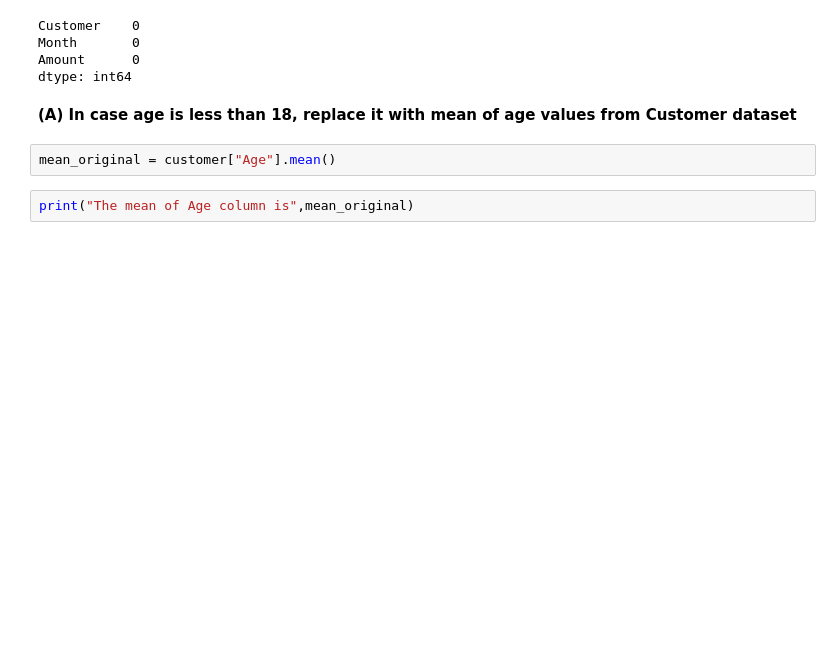
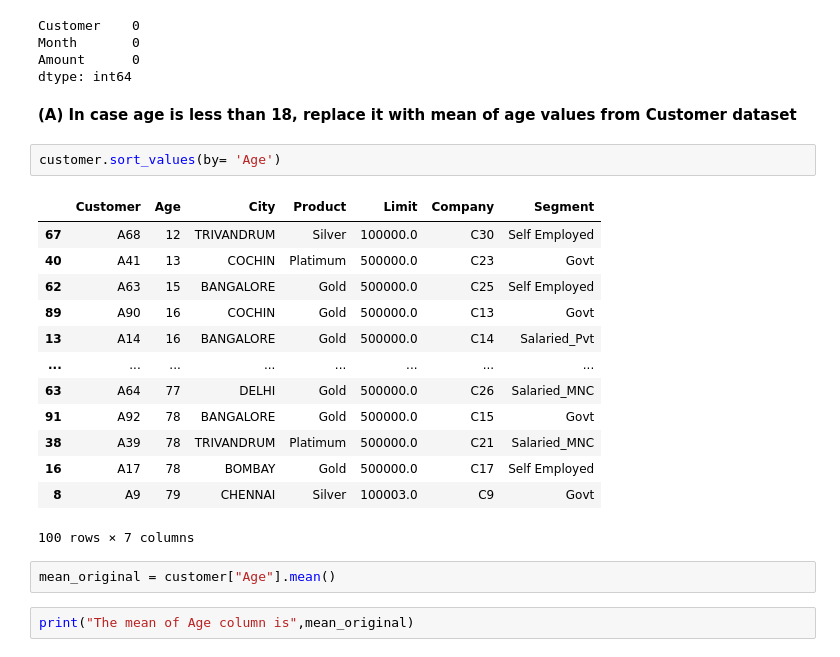
Before and after one commit to Meabhijit11/Credit_card_Analysis, a Jupyter notebook: Credit_Card_EDA.ipynb, the cells around one changed output. Saved outputs shown, nothing was run; the diff lists cells and outputs as text; blank space fills up the shorter version.

```diff
--- a/Credit_Card_EDA.ipynb
+++ b/Credit_Card_EDA.ipynb
@@ -156,8 +156,24 @@ Amount      0
 dtype: int64
 # %% [markdown]
 **(A) In case age is less than 18, replace it with mean of age values from Customer dataset**
-# %%
-mean_original = customer["Age"].mean()
+# %%
+customer.sort_values(by= 'Age')
+# %% [output]
+|  | Customer | Age | City | Product | Limit | Company | Segment |
+| 67 | A68 | 12 | TRIVANDRUM | Silver | 100000.0 | C30 | Self Employed |
+| 40 | A41 | 13 | COCHIN | Platimum | 500000.0 | C23 | Govt |
+| 62 | A63 | 15 | BANGALORE | Gold | 500000.0 | C25 | Self Employed |
+| 89 | A90 | 16 | COCHIN | Gold | 500000.0 | C13 | Govt |
+| 13 | A14 | 16 | BANGALORE | Gold | 500000.0 | C14 | Salaried_Pvt |
+| ... | ... | ... | ... | ... | ... | ... | ... |
+| 63 | A64 | 77 | DELHI | Gold | 500000.0 | C26 | Salaried_MNC |
+| 91 | A92 | 78 | BANGALORE | Gold | 500000.0 | C15 | Govt |
+| 38 | A39 | 78 | TRIVANDRUM | Platimum | 500000.0 | C21 | Salaried_MNC |
+| 16 | A17 | 78 | BOMBAY | Gold | 500000.0 | C17 | Self Employed |
+| 8 | A9 | 79 | CHENNAI | Silver | 100003.0 | C9 | Govt |
+100 rows × 7 columns
+# %%
+mean_original = customer["Age"].mean()
 # %%
 print("The mean of Age column is",mean_original)
 # %% [output]
```
Also changed, not shown: parts of 15 cells of this notebook.
